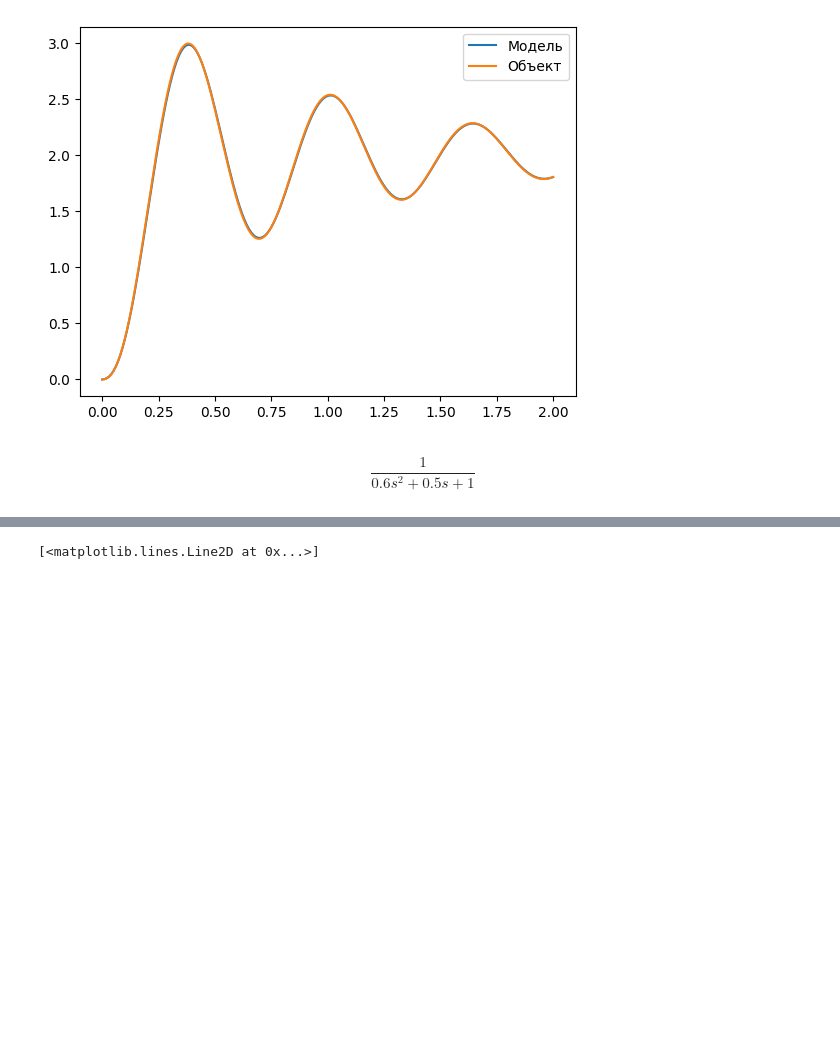
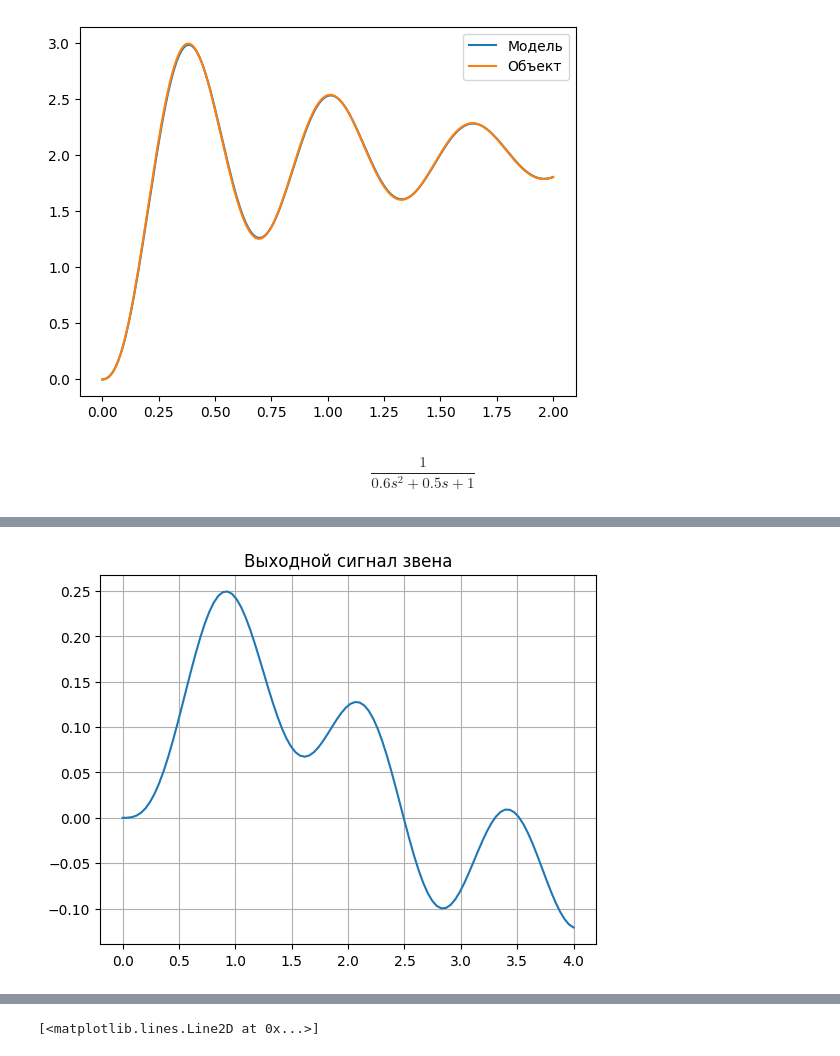
Before and after one commit to artmus208/ident-methods, a Jupyter notebook: test_identify_it.ipynb, the cells around one changed output, grey strips where cells are left out. Saved outputs shown, nothing was run; the diff lists cells and outputs as text; code cells hidden in the pictures; blank space fills up the shorter version.

```diff
--- a/test_identify_it.ipynb
+++ b/test_identify_it.ipynb
@@ -32,0 +57,8 @@ $$\frac{1}{0.6 s^2 + 0.5 s + 1}$$
+# %%
+# Получаем такой выходной сигнал из звена:
+t_f, y_f = co.forced_response(aper, np.linspace(0, 4, 100), u)
+plt.grid(True)
+plt.title("Выходной сигнал звена")
+plt.plot(t_f, y_f);
+# %% [output]
+[figure, added]
```
Also changed, not shown: parts of 7 cells of this notebook, 2 other files.
